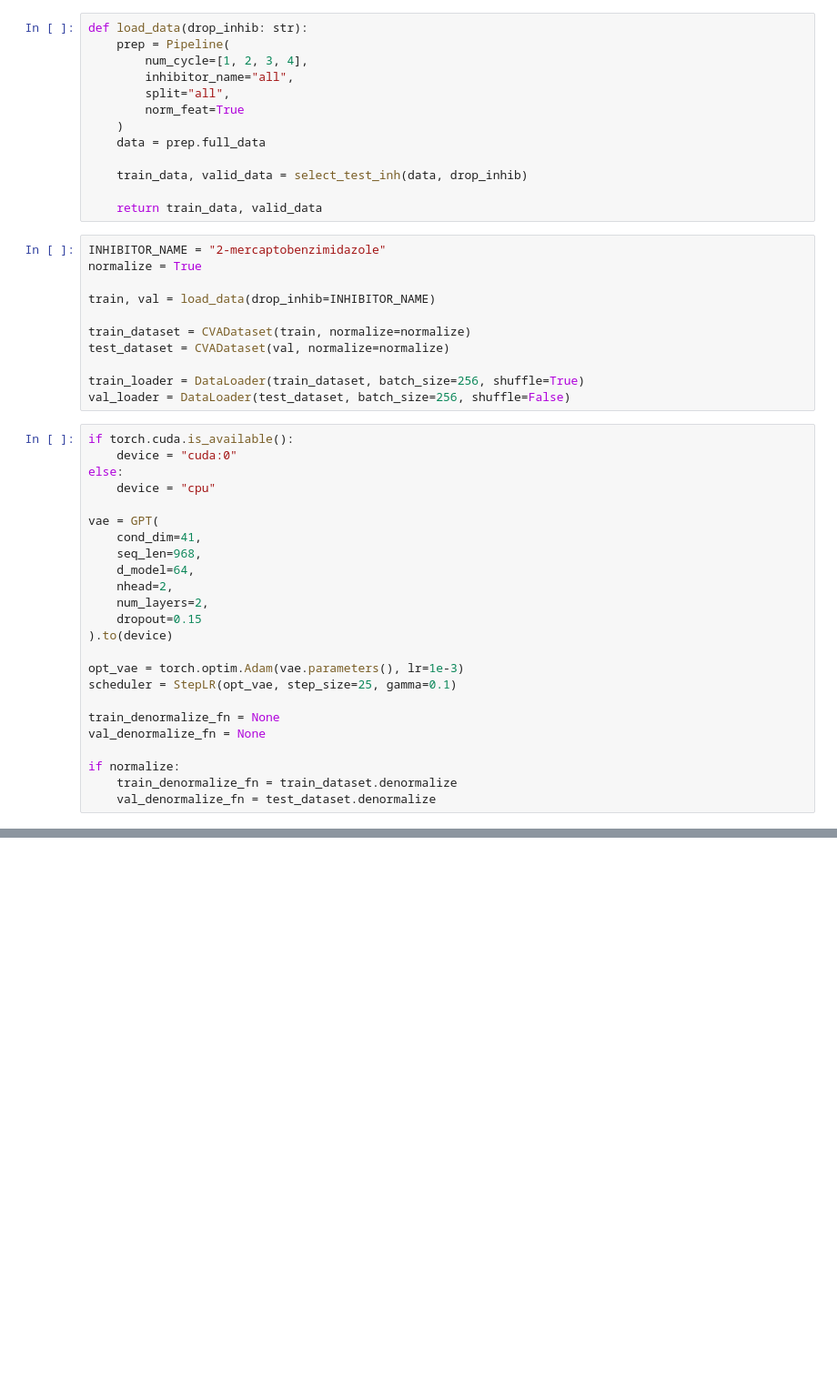
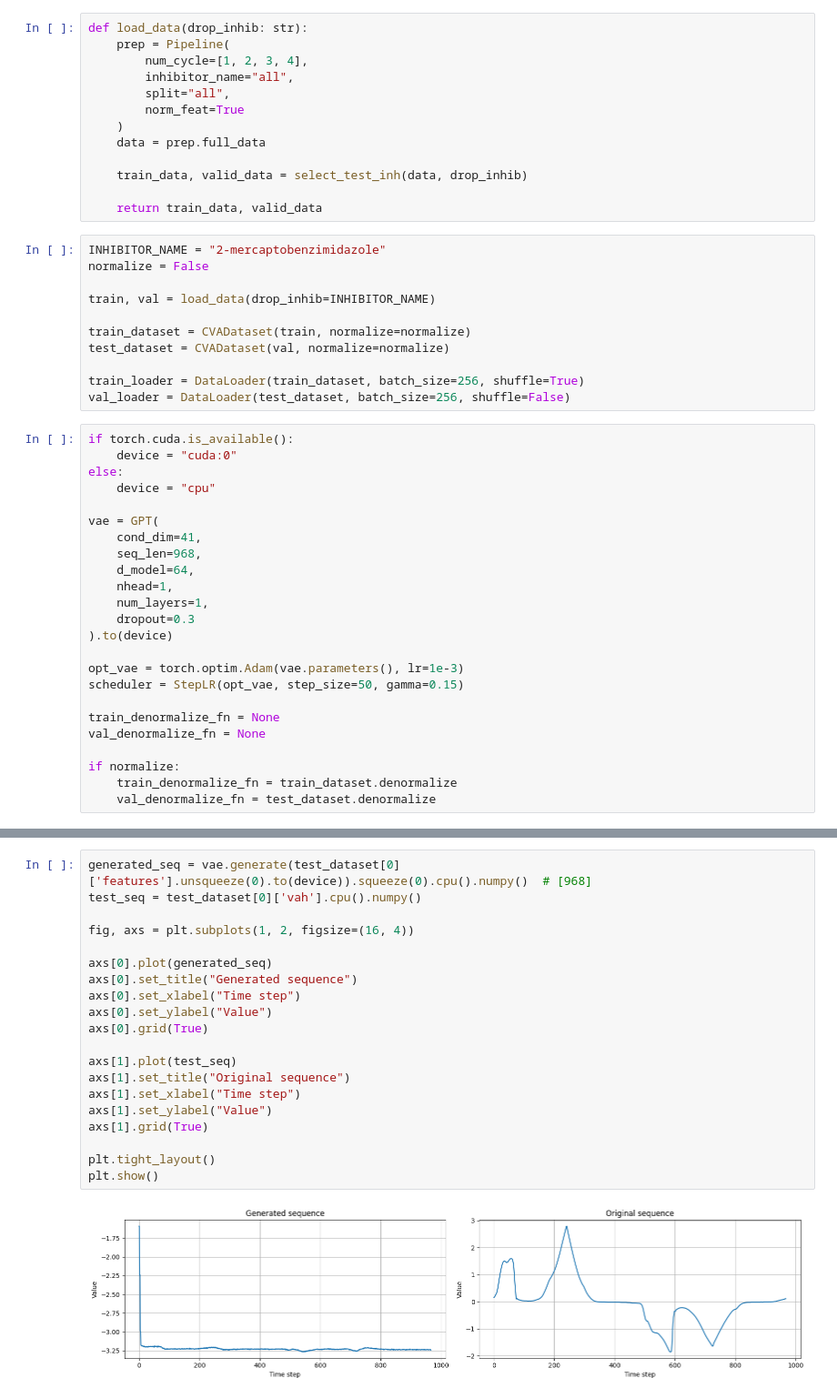
Before and after one commit to infochemistry-ai/electrochem-digital-twins, a Jupyter notebook: notebooks/train_example/train_gpt.ipynb, the cells around one changed output, grey strips where cells are left out. Shown at 91% size. Saved outputs shown, nothing was run; the diff lists cells and outputs as text; blank space fills up the shorter version.

```diff
--- a/notebooks/train_example/train_gpt.ipynb
+++ b/notebooks/train_example/train_gpt.ipynb
@@ -26,7 +26,7 @@ def load_data(drop_inhib: str):
     return train_data, valid_data
 # %%
 INHIBITOR_NAME = "2-mercaptobenzimidazole"
-normalize = True
+normalize = False
 
 train, val = load_data(drop_inhib=INHIBITOR_NAME)
 
@@ -45,13 +45,13 @@ vae = GPT(
     cond_dim=41,
     seq_len=968,
     d_model=64,
-    nhead=2,
-    num_layers=2,
-    dropout=0.15
+    nhead=1,
+    num_layers=1,
+    dropout=0.3
 ).to(device)
 
 opt_vae = torch.optim.Adam(vae.parameters(), lr=1e-3)
-scheduler = StepLR(opt_vae, step_size=25, gamma=0.1)
+scheduler = StepLR(opt_vae, step_size=50, gamma=0.15)
 
 train_denormalize_fn = None
 val_denormalize_fn = None
@@ -84,0 +129,22 @@ OutOfMemoryError: CUDA out of memory. Tried to allocate 1.79 GiB. GPU 1 has a to
+# %%
+generated_seq = vae.generate(test_dataset[0]['features'].unsqueeze(0).to(device)).squeeze(0).cpu().numpy()  # [968]
+test_seq = test_dataset[0]['vah'].cpu().numpy()
+
+fig, axs = plt.subplots(1, 2, figsize=(16, 4))
+
+axs[0].plot(generated_seq)
+axs[0].set_title("Generated sequence")
+axs[0].set_xlabel("Time step")
+axs[0].set_ylabel("Value")
+axs[0].grid(True)
+
+axs[1].plot(test_seq)
+axs[1].set_title("Original sequence")
+axs[1].set_xlabel("Time step")
+axs[1].set_ylabel("Value")
+axs[1].grid(True)
+
+plt.tight_layout()
+plt.show()
+# %% [output]
+[figure, added]
```
Also changed, not shown: parts of 5 cells of this notebook, 1 other file.
